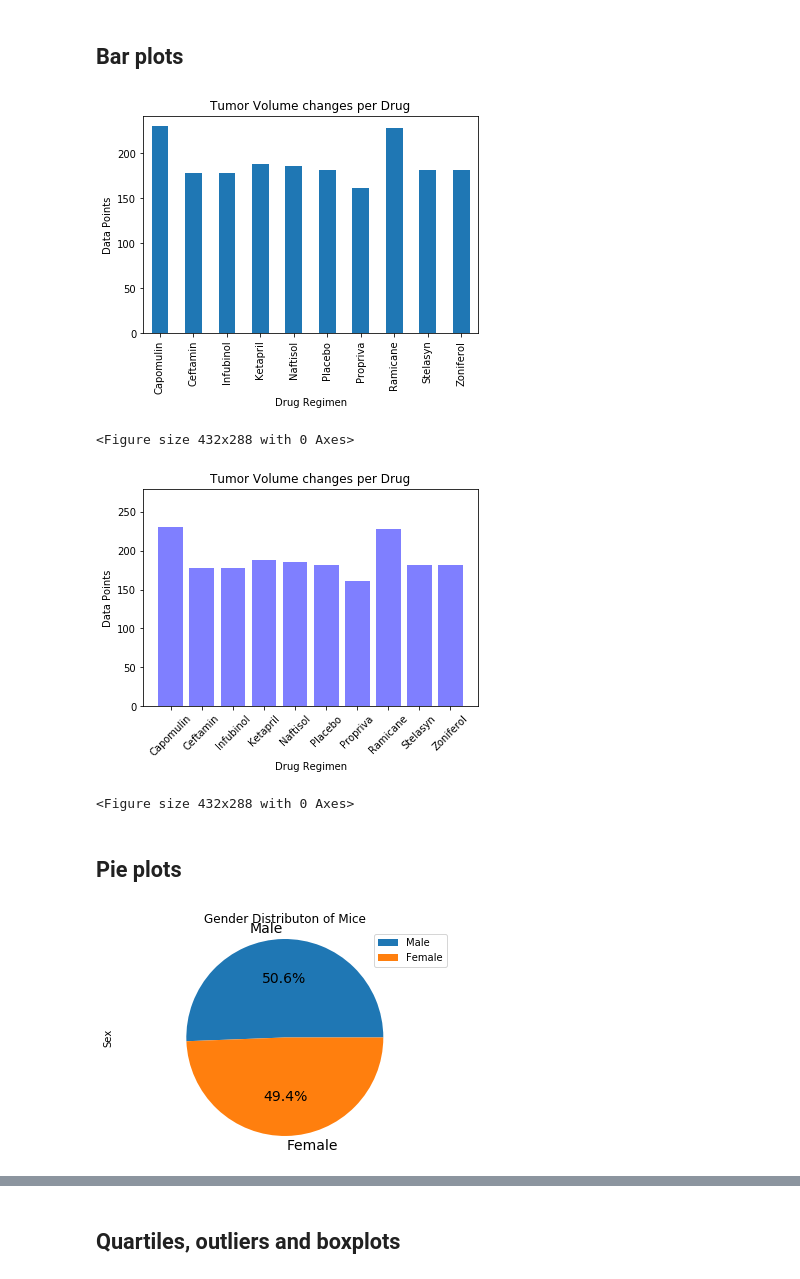
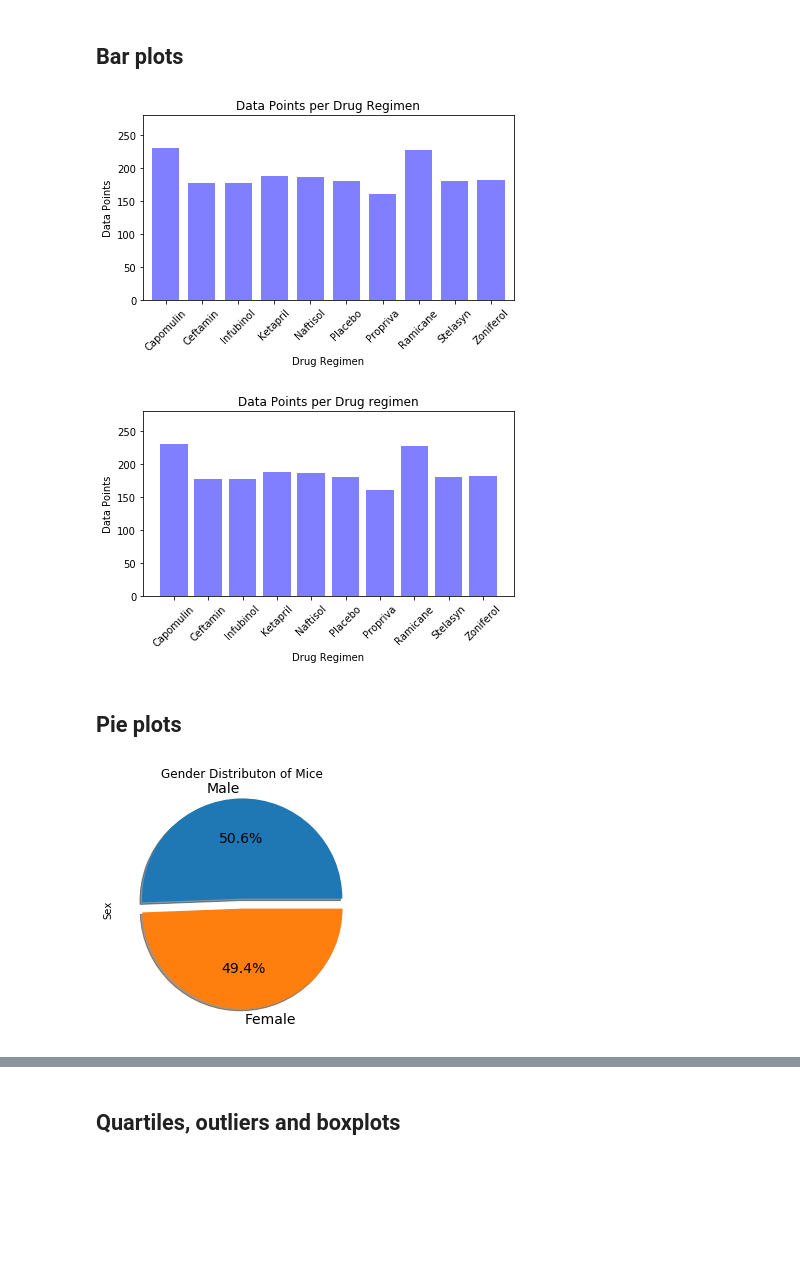
Before and after one commit to BenSnyder90/matplotlib-challenge, a Jupyter notebook: Pymaceuticals/pymaceuticals_starter.ipynb, the cells around one changed output, grey strips where cells are left out. Saved outputs shown, nothing was run; the diff lists cells and outputs as text; code cells hidden in the pictures; blank space fills up the shorter version.

```diff
--- a/Pymaceuticals/pymaceuticals_starter.ipynb
+++ b/Pymaceuticals/pymaceuticals_starter.ipynb
@@ -102,45 +90,41 @@ Name: Tumor Volume (mm3), dtype: float64
 # %%
 # Generate a bar plot showing number of data points for each treatment regimen using pandas
 
 #Use the previously made dataframes for each regimen to get the name of each regimen, and the number of data points
 #Use regimen as the x-axis of the plot, number of data points as the y-axis label
 #Using DataFrame.plot(), plot the regimen vs the data points
 
-regimen_chart = regimen_count.plot(kind = "bar")
+regimen_chart = regimen_count.plot(kind = "bar",color="b",alpha=.5,rot=45,width = .75,align = "center")
 regimen_chart.set_xlabel("Drug Regimen")
 regimen_chart.set_ylabel("Data Points")
-regimen_chart.set_title("Tumor Volume changes per Drug")
+regimen_chart.set_title("Data Points per Drug Regimen")
 
-#Add more room on the axes, make the graph look prettier
-
-
+plt.ylim(0,max(regimen_count)+50)
+plt.tight_layout()
 plt.show()
-plt.tight_layout()
 # %% [output]
-[figure, old version]
+[figure, new version]
-<Figure size 432x288 with 0 Axes>
 # %%
 # Generate a bar plot showing number of data points for each treatment regimen using pyplot
 
 #Store the regimen names and data points per regimen in their own separate variables
+x_axis = np.arange(len(regimen_count))
+
 #Use pyplot to make the bar chart
-#Label the chart the same as the other one
-
-x_axis = np.arange(len(regimen_count))
 plt.bar(x_axis,regimen_count,color="b",alpha = .5,align ="center")
 tick_locations = [value for value in x_axis]
+
+#Label the chart the same as the other one
 drug_axis = ["Capomulin","Ceftamin","Infubinol","Ketapril","Naftisol","Placebo","Propriva","Ramicane","Stelasyn","Zoniferol"]
 plt.xticks(tick_locations,drug_axis,rotation = 45)
-
 plt.ylim(0,max(regimen_count)+50)
-plt.title("Tumor Volume changes per Drug")
+plt.title("Data Points per Drug regimen")
 plt.xlabel("Drug Regimen")
 plt.ylabel("Data Points")
+plt.tight_layout()
 plt.show()
-plt.tight_layout()
 # %% [output]
-[figure, old version]
+[figure, new version]
-<Figure size 432x288 with 0 Axes>
 # %% [markdown]
 ## Pie plots
 # %%
@@ -149,12 +133,12 @@ plt.tight_layout()
 #Make a dataframe of the data looking at the gender of the mice
 #Using DataFrame.plot(), make a pie chart of female vs male mice
 gender_df = combined_data["Sex"].value_counts()
-
-gender_df.plot(kind = "pie", legend = True, title = "Gender Distributon of Mice",autopct='%1.1f%%',fontsize = 14)
-plt.axis('equal')
+gender_df.plot(kind = "pie", legend = False, title = "Gender Distributon of Mice",autopct='%1.1f%%',fontsize = 14,explode={.1,0},shadow=True)
+#plt.axis('equal')
+plt.tight_layout()
 plt.show()
 # %% [output]
-[figure, old version]
+[figure, new version]
 # %%
 # Generate a pie plot showing the distribution of female versus male mice using pyplot
 
```
Also changed, not shown: parts of 4 cells of this notebook.
